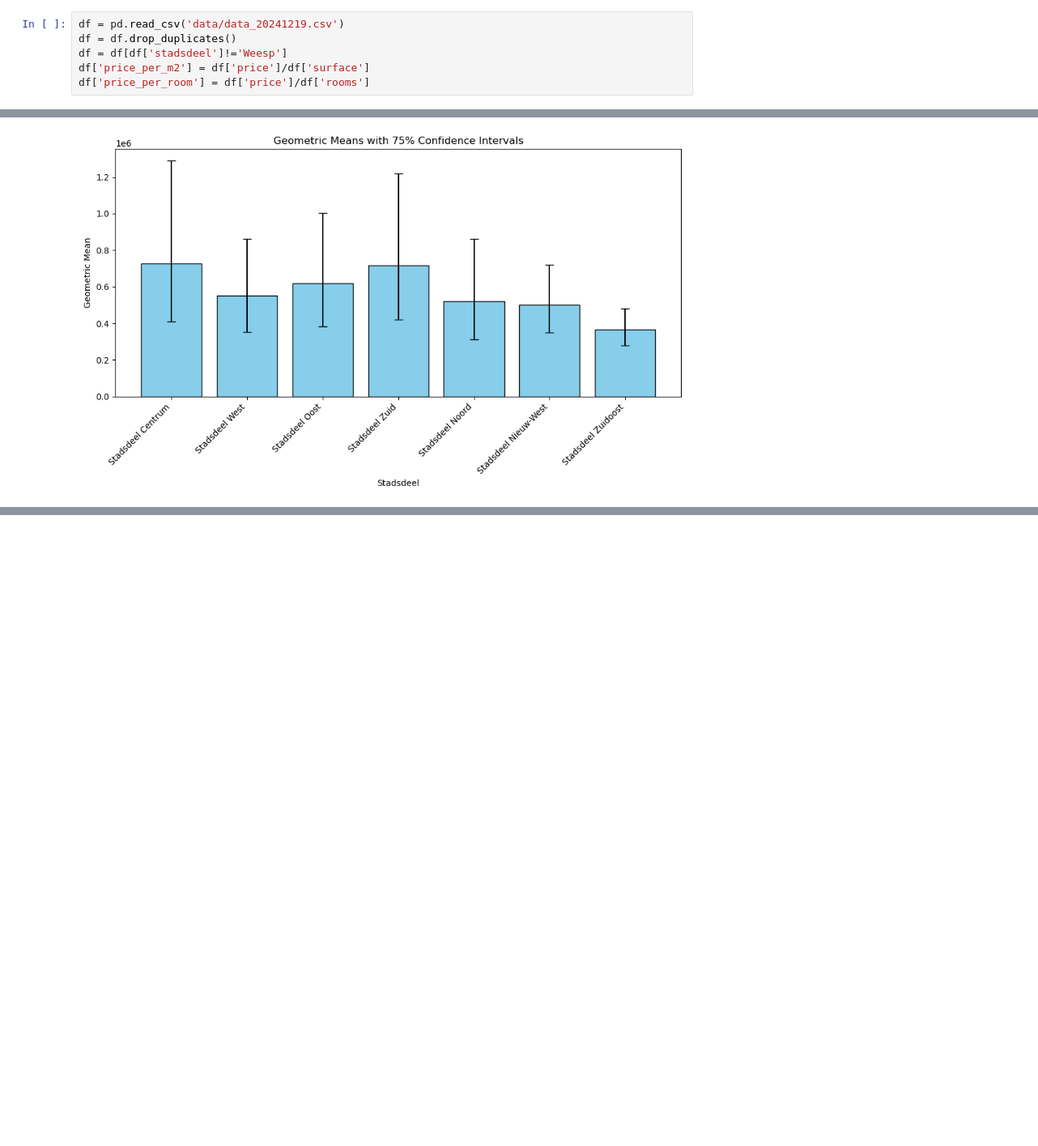
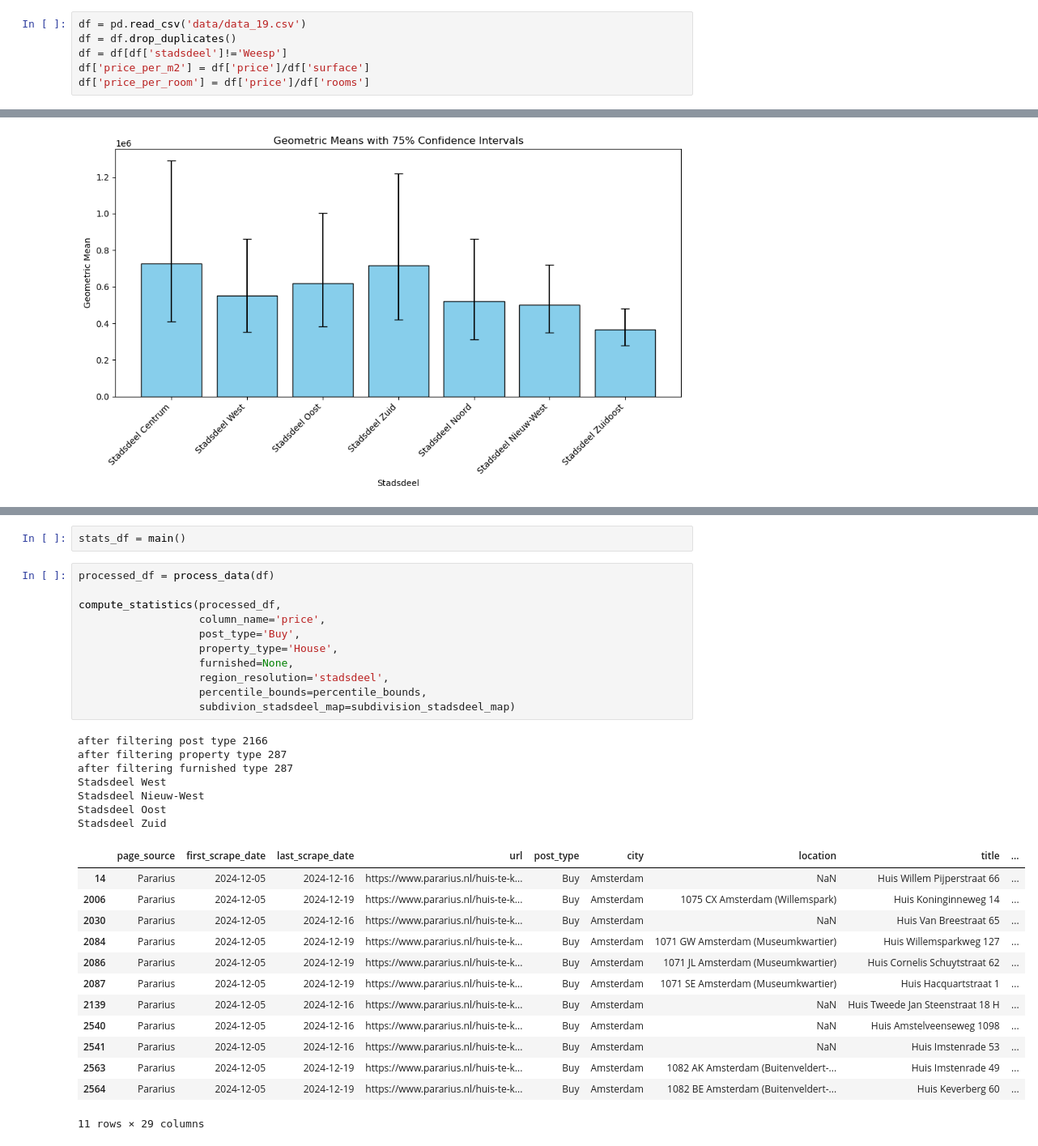
Before and after one commit to maufonsecasdfg/amsterdam_rent, a Jupyter notebook: Analysis2.ipynb, the cells around one changed output, grey strips where cells are left out. Shown: that part at 81% size. Saved outputs shown, nothing was run; the diff lists cells and outputs as text; blank space fills up the shorter version.

Commit message:
fixed miscualculation in stats

```diff
--- a/Analysis2.ipynb
+++ b/Analysis2.ipynb
@@ -7,7 +7,7 @@ np.__version__
 # %% [output]
 '1.23.5'
 # %%
-df = pd.read_csv('data/data_20241219.csv')
+df = pd.read_csv('data/data_19.csv')
 df = df.drop_duplicates()
 df = df[df['stadsdeel']!='Weesp']
 df['price_per_m2'] = df['price']/df['surface']
@@ -203,0 +357,34 @@ plot_geometric_means_with_ci(stadsdeel_stats, 'stadsdeel', 75, stadsdeel_order)
+# %%
+stats_df = main()
+# %%
+processed_df = process_data(df)
+
+compute_statistics(processed_df,
+                   column_name='price',
+                   post_type='Buy',
+                   property_type='House',
+                   furnished=None,
+                   region_resolution='stadsdeel',
+                   percentile_bounds=percentile_bounds,
+                   subdivion_stadsdeel_map=subdivision_stadsdeel_map)
+# %% [output]
+after filtering post type 2166
+after filtering property type 287
+after filtering furnished type 287
+Stadsdeel West
+Stadsdeel Nieuw-West
+Stadsdeel Oost
+Stadsdeel Zuid
+|  | page_source | first_scrape_date | last_scrape_date | url | post_type | city | location | title | ... |
+| 14 | Pararius | 2024-12-05 | 2024-12-16 | https://www.pararius.nl/huis-te-k... | Buy | Amsterdam | NaN | Huis Willem Pijperstraat 66 | ... |
+| 2006 | Pararius | 2024-12-05 | 2024-12-19 | https://www.pararius.nl/huis-te-k... | Buy | Amsterdam | 1075 CX Amsterdam (Willemspark) | Huis Koninginneweg 14 | ... |
+| 2030 | Pararius | 2024-12-05 | 2024-12-16 | https://www.pararius.nl/huis-te-k... | Buy | Amsterdam | NaN | Huis Van Breestraat 65 | ... |
+| 2084 | Pararius | 2024-12-05 | 2024-12-19 | https://www.pararius.nl/huis-te-k... | Buy | Amsterdam | 1071 GW Amsterdam (Museumkwartier) | Huis Willemsparkweg 127 | ... |
+| 2086 | Pararius | 2024-12-05 | 2024-12-19 | https://www.pararius.nl/huis-te-k... | Buy | Amsterdam | 1071 JL Amsterdam (Museumkwartier) | Huis Cornelis Schuytstraat 62 | ... |
+| 2087 | Pararius | 2024-12-05 | 2024-12-19 | https://www.pararius.nl/huis-te-k... | Buy | Amsterdam | 1071 SE Amsterdam (Museumkwartier) | Huis Hacquartstraat 1 | ... |
+| 2139 | Pararius | 2024-12-05 | 2024-12-16 | https://www.pararius.nl/huis-te-k... | Buy | Amsterdam | NaN | Huis Tweede Jan Steenstraat 18 H | ... |
+| 2540 | Pararius | 2024-12-05 | 2024-12-16 | https://www.pararius.nl/huis-te-k... | Buy | Amsterdam | NaN | Huis Amstelveenseweg 1098 | ... |
+| 2541 | Pararius | 2024-12-05 | 2024-12-16 | https://www.pararius.nl/huis-te-k... | Buy | Amsterdam | NaN | Huis Imstenrade 53 | ... |
+| 2563 | Pararius | 2024-12-05 | 2024-12-19 | https://www.pararius.nl/huis-te-k... | Buy | Amsterdam | 1082 AK Amsterdam (Buitenveldert-... | Huis Imstenrade 49 | ... |
+| 2564 | Pararius | 2024-12-05 | 2024-12-19 | https://www.pararius.nl/huis-te-k... | Buy | Amsterdam | 1082 BE Amsterdam (Buitenveldert-... | Huis Keverberg 60 | ... |
+11 rows × 29 columns
```
Also changed, not shown: parts of 2 cells of this notebook, 1 other file.
